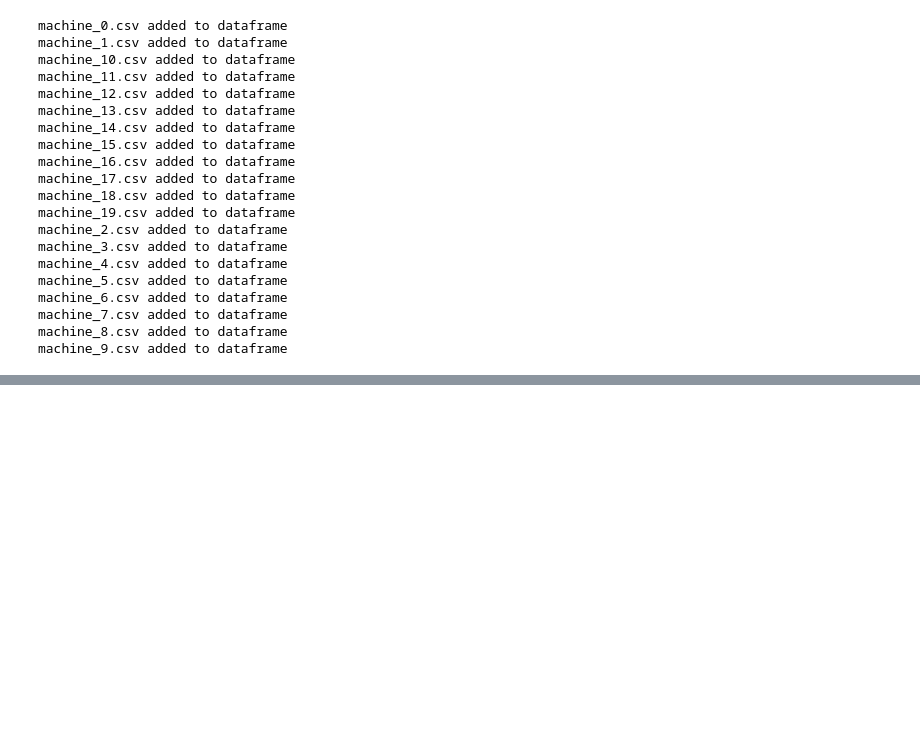
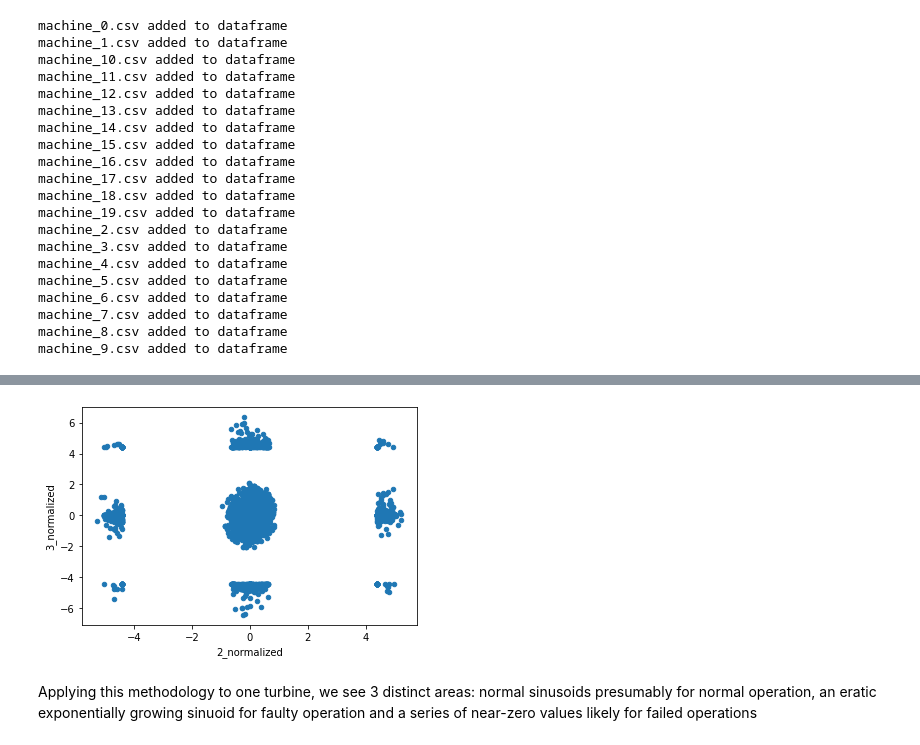
Before and after one commit to awyee/challenges, a Jupyter notebook: data-science/notebooks/Data_science_exercise.ipynb, the cells around one changed output, grey strips where cells are left out. Drawn from its saved outputs; the diff is of its cells as text; code cells hidden in the pictures; blank space fills up the shorter version.

```diff
--- a/data-science/notebooks/Data_science_exercise.ipynb
+++ b/data-science/notebooks/Data_science_exercise.ipynb
@@ -86,0 +113,4 @@ df_machine_data.head()
+# %%
+axes = df_machine_data.plot.scatter('2_normalized', '3_normalized')
+# %% [output]
+[figure, added]
@@ -86,0 +132,2 @@ df_machine_data.head()
+# %% [markdown]
+Applying this methodology to one turbine, we see 3 distinct areas: normal sinusoids presumably for normal operation, an eratic exponentially growing sinuoid for faulty operation and a series of near-zero values likely for failed operations
```
Also changed, not shown: parts of 30 cells of this notebook.
